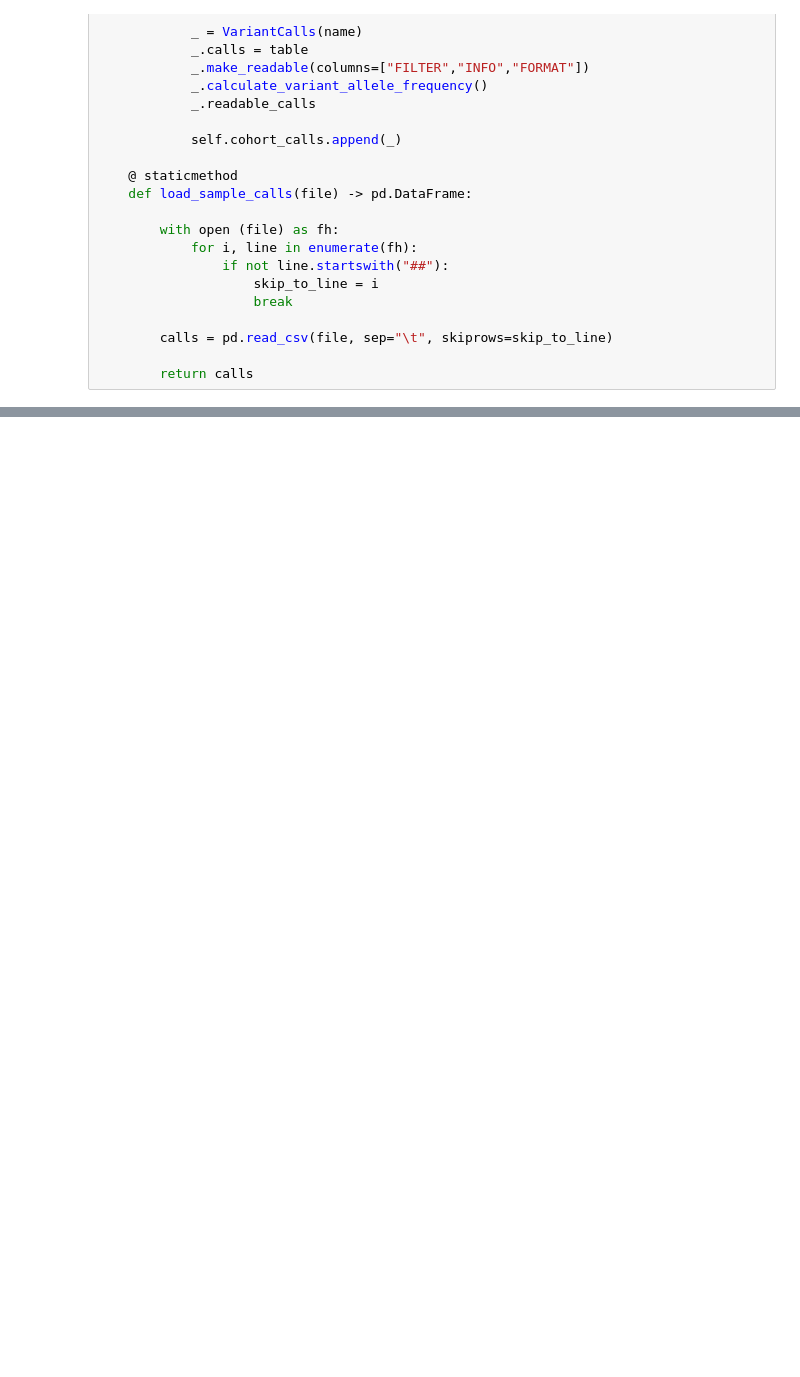
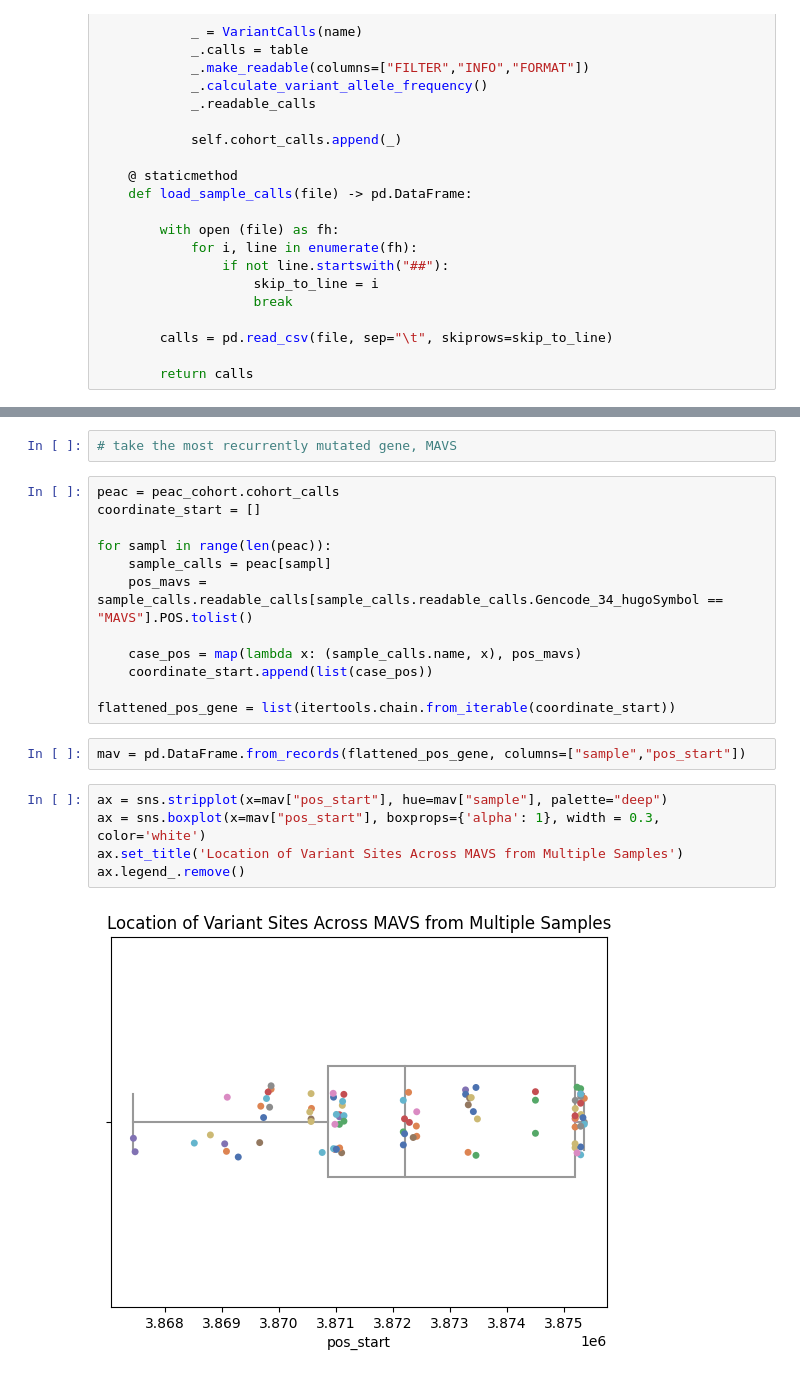
Before and after one commit to Chih-Hao-Wu/variant-calling-rnaseq, a Jupyter notebook: .interactive/vcf_lookat.ipynb, the cells around one changed output, grey strips where cells are left out. Cells and saved outputs as stored; diff of their text form; blank space fills up the shorter version.

```diff
--- a/.interactive/vcf_lookat.ipynb
+++ b/.interactive/vcf_lookat.ipynb
@@ -242,0 +306,23 @@ sns.stripplot(merged)
+# %%
+# take the most recurrently mutated gene, MAVS
+# %%
+peac = peac_cohort.cohort_calls
+coordinate_start = []
+
+for sampl in range(len(peac)):
+    sample_calls = peac[sampl]
+    pos_mavs = sample_calls.readable_calls[sample_calls.readable_calls.Gencode_34_hugoSymbol == "MAVS"].POS.tolist()
+
+    case_pos = map(lambda x: (sample_calls.name, x), pos_mavs)
+    coordinate_start.append(list(case_pos))
+
+flattened_pos_gene = list(itertools.chain.from_iterable(coordinate_start))
+# %%
+mav = pd.DataFrame.from_records(flattened_pos_gene, columns=["sample","pos_start"])
+# %%
+ax = sns.stripplot(x=mav["pos_start"], hue=mav["sample"], palette="deep")
+ax = sns.boxplot(x=mav["pos_start"], boxprops={'alpha': 1}, width = 0.3, color='white')
+ax.set_title('Location of Variant Sites Across MAVS from Multiple Samples')
+ax.legend_.remove()
+# %% [output]
+[figure, added]
```
Also changed, not shown: parts of 53 cells of this notebook.
